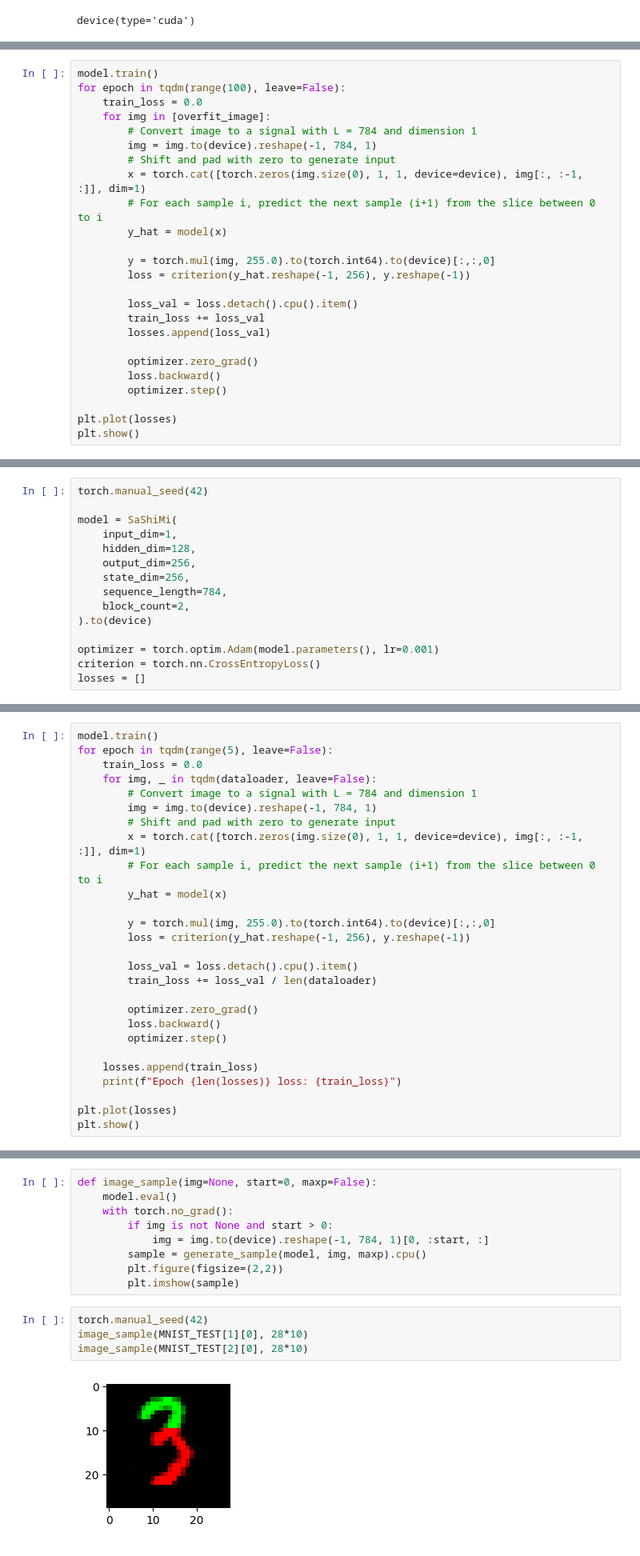
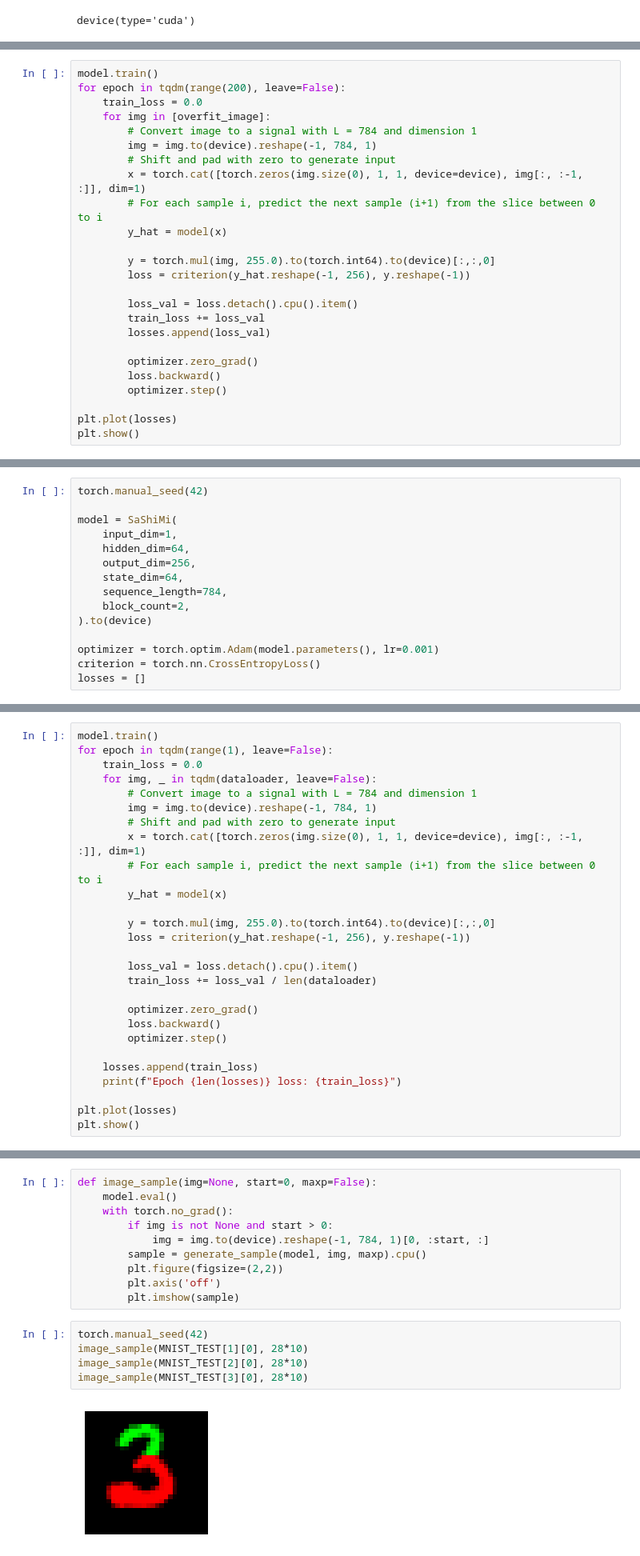
Before and after one commit to necrashter/SaShiMi-796, a Jupyter notebook: SaShiMi-MNIST-Demo.ipynb, the cells around one changed output, grey strips where cells are left out. Shown at 80% size. Cells and saved outputs as stored; diff of their text form.

```diff
--- a/SaShiMi-MNIST-Demo.ipynb
+++ b/SaShiMi-MNIST-Demo.ipynb
@@ -79,6 +83,6 @@ losses = []
 # %%
 model.train()
-for epoch in tqdm(range(100), leave=False):
+for epoch in tqdm(range(200), leave=False):
     train_loss = 0.0
     for img in [overfit_image]:
         # Convert image to a signal with L = 784 and dimension 1
@@ -197,9 +208,9 @@ torch.manual_seed(42)
 
 model = SaShiMi(
     input_dim=1,
-    hidden_dim=128,
+    hidden_dim=64,
     output_dim=256,
-    state_dim=256,
+    state_dim=64,
     sequence_length=784,
     block_count=2,
 ).to(device)
@@ -210,6 +223,6 @@ losses = []
 # %%
 model.train()
-for epoch in tqdm(range(5), leave=False):
+for epoch in tqdm(range(1), leave=False):
     train_loss = 0.0
     for img, _ in tqdm(dataloader, leave=False):
         # Convert image to a signal with L = 784 and dimension 1
@@ -249,10 +258,12 @@ def image_sample(img=None, start=0, maxp=False):
             img = img.to(device).reshape(-1, 784, 1)[0, :start, :]
         sample = generate_sample(model, img, maxp).cpu()
         plt.figure(figsize=(2,2))
+        plt.axis('off')
         plt.imshow(sample)
 # %%
 torch.manual_seed(42)
 image_sample(MNIST_TEST[1][0], 28*10)
 image_sample(MNIST_TEST[2][0], 28*10)
+image_sample(MNIST_TEST[3][0], 28*10)
 # %% [output]
-[figure, old version]
+[figure, new version]
```
Also changed, not shown: parts of 19 cells of this notebook, 1 other file.
